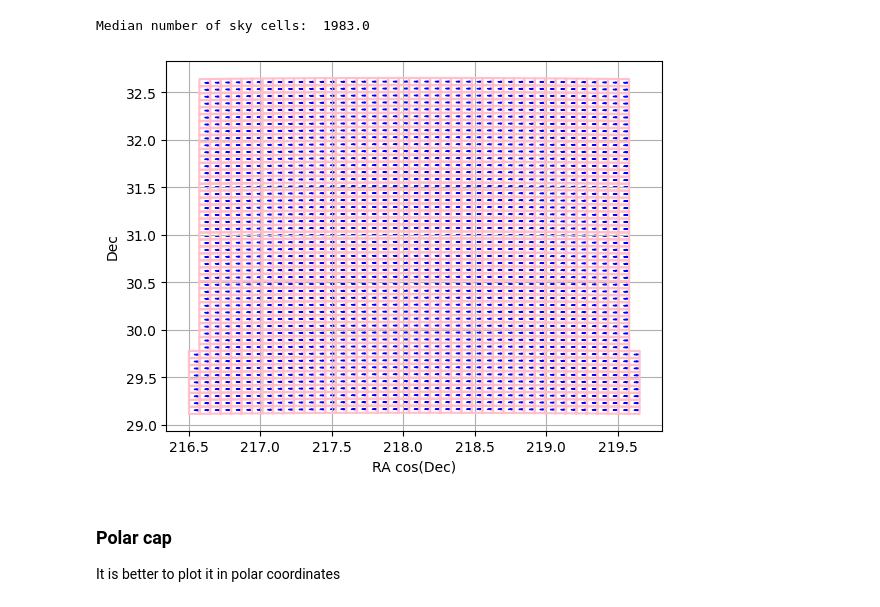
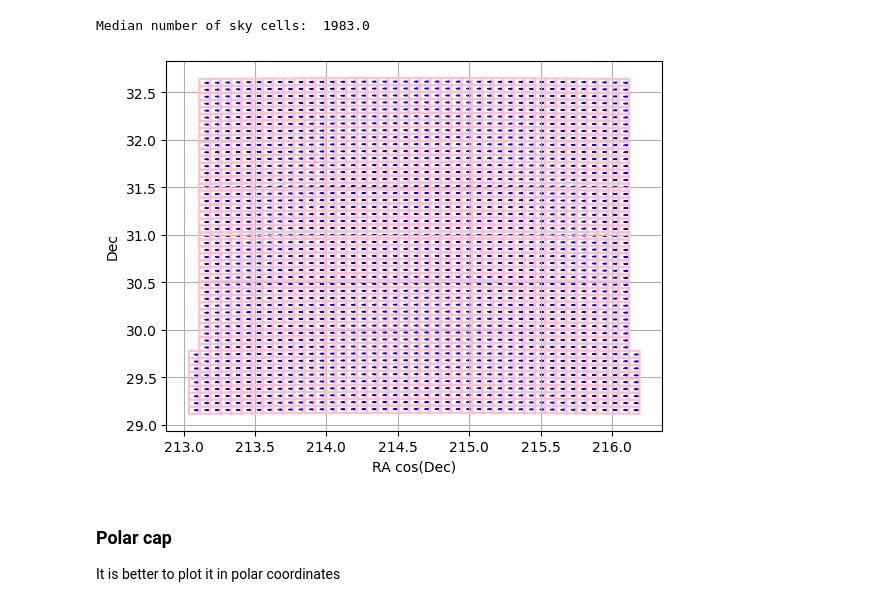
Before and after one commit to spacetelescope/skymap, a Jupyter notebook: notebook/Skymap.ipynb, the cells around one changed output. Drawn from its saved outputs; the diff is of its cells as text; code cells hidden in the pictures.

```diff
--- a/notebook/Skymap.ipynb
+++ b/notebook/Skymap.ipynb
@@ -56,13 +56,25 @@ print('Median number of sky cells: ', np.median(lentiles))
 [figure]
 Median number of sky cells:  1983.0
 # %%
+import asdf
+import matplotlib.pyplot as plt
+skymap = asdf.open("skymap.asdf")
+tiles = skymap['skytiles']
+skycells = skymap['skycells']
+
+import numpy as np
+ntile = 1000
+tile = tiles[ntile-1]
+cells = skycells[tile['cell_start']:tile['cell_end']]
+
 dd = 1./60
+
 for c in cells:
-    ac = c['ra_center']
-    dc = c['dec_center']
-    orient = (0 - c['orientat']) * np.pi/180
+    ac = c['ra_cell']
+    dc = c['dec_cell']
+    orient = (0 - c['orientat_cell']) * np.pi/180
     cosfac = np.cos(dc * np.pi/180)
-    c0 = tile['ra_tile_center']
+    c0 = tile['ra_tile']
     c1 = c['ra_corn1']
     c2 = c['ra_corn2']
     c3 = c['ra_corn3']
@@ -70,34 +82,34 @@ for c in cells:
     d1 = c['dec_corn1']
     d2 = c['dec_corn2']
     d3 = c['dec_corn3']
     d4 = c['dec_corn4']
     if c0 == 0:
         if c1 > 270:
             c1 -= 360
         if c2 > 270:
             c2 -= 360
         if c3 > 270:
             c3 -= 360
         if c4 > 270:
             c4 -= 360
     ac = (ac - c0) * cosfac + c0
     c1 = (c1 - c0) * cosfac + c0
     c2 = (c2 - c0) * cosfac + c0
     c3 = (c3 - c0) * cosfac + c0
     c4 = (c4 - c0) * cosfac + c0
     plt.plot([c1, c2, c3, c4, c1],
              [d1, d2, d3, d4, d1], color='pink')
     dx = dd * np.cos(orient)
     dy = dd * np.sin(orient)
     plt.arrow(ac,dc,dx, dy,head_width=0.01, color='blue')
 plt.grid()
 plt.xlabel('RA cos(Dec)')
 plt.ylabel('Dec')
 #plt.xlim(224,226)
 #plt.ylim(89,90)
 plt.show()
 # %% [output]
-[figure, old version]
+[figure, new version]
 # %% [markdown]
 ### Polar cap
 
```
Also changed, not shown: parts of 7 cells of this notebook, 1 other file.
